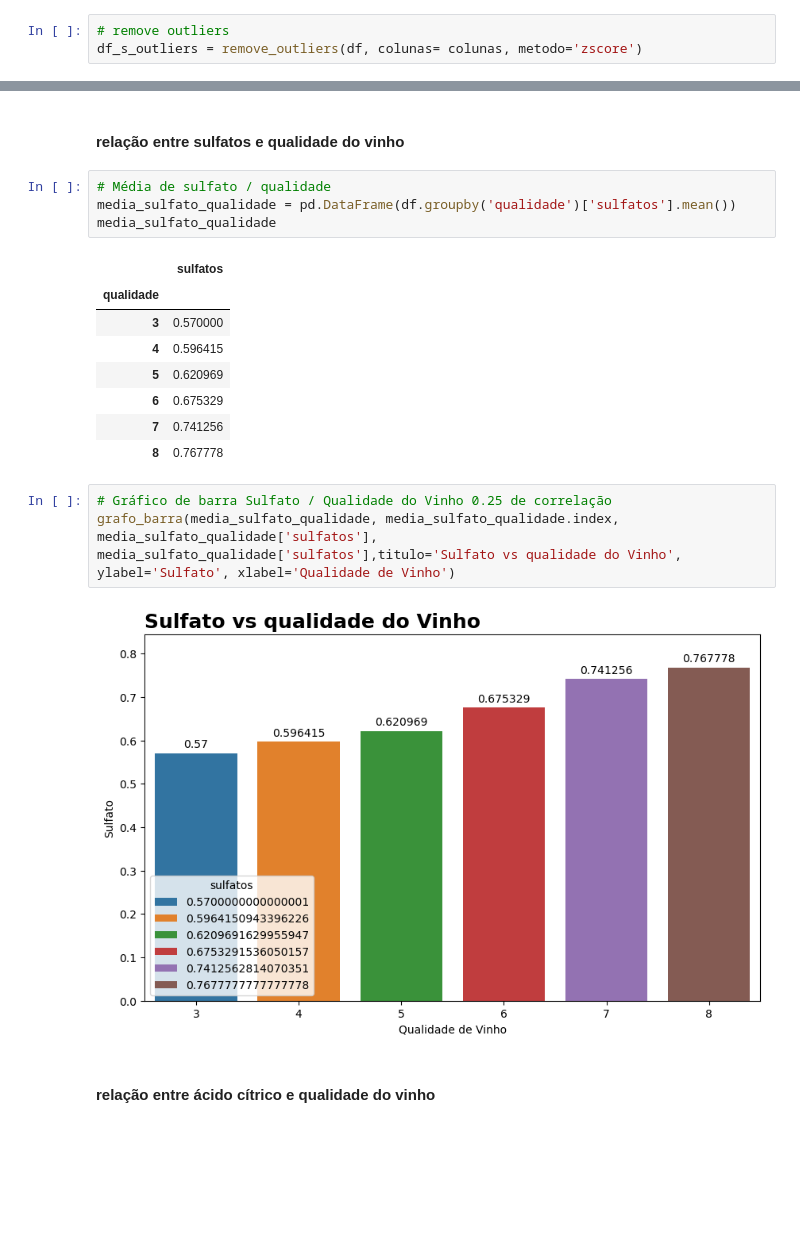
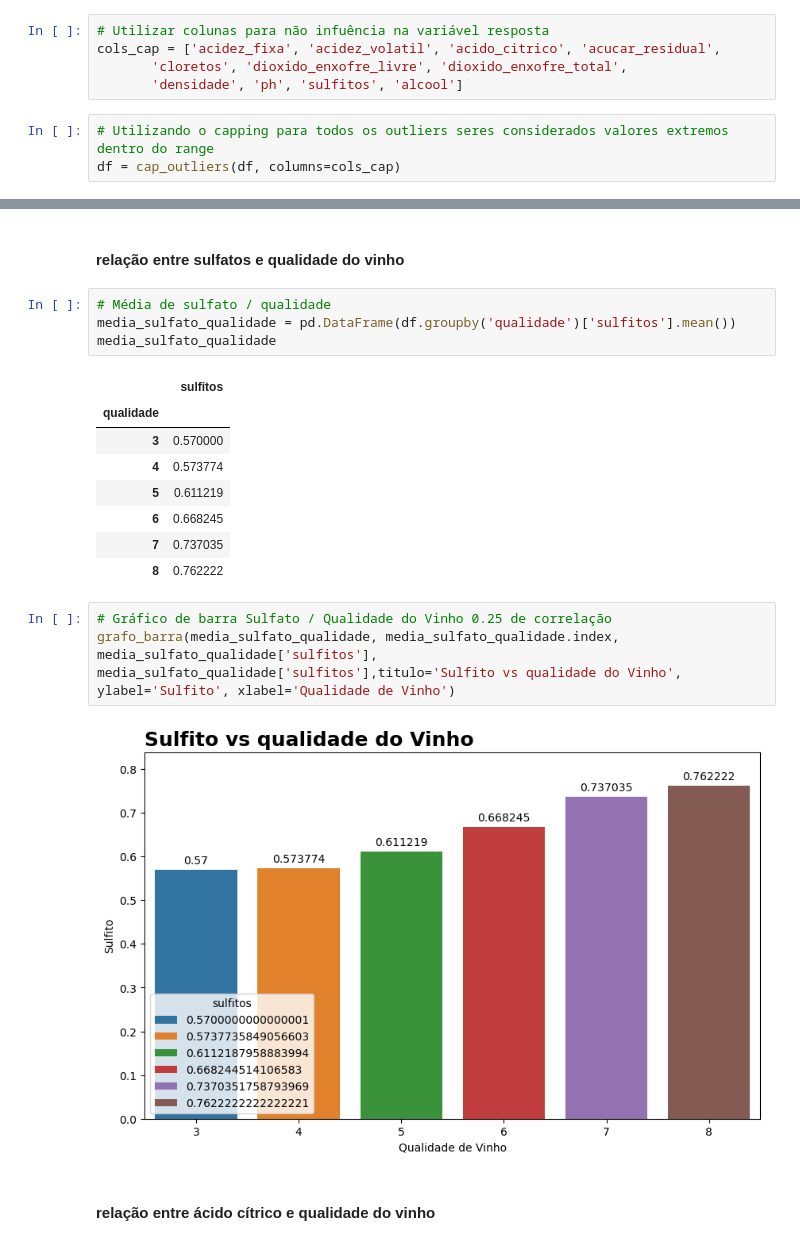
Before and after one commit to JacksonvBarbosa/Analise_qualidade_vinhos, a Jupyter notebook: Portfolio-DA-vinhos-jackwine/notebooks/exploracao_dos_dados.ipynb, the cells around one changed output, grey strips where cells are left out. Drawn from its saved outputs; the diff is of its cells as text; blank space fills up the shorter version.

```diff
--- a/Portfolio-DA-vinhos-jackwine/notebooks/exploracao_dos_dados.ipynb
+++ b/Portfolio-DA-vinhos-jackwine/notebooks/exploracao_dos_dados.ipynb
@@ -183,4 +189,9 @@ detecta_outliers_iqr(df, colunas)
+# %%
+# Utilizar colunas para não infuência na variável resposta
+cols_cap = ['acidez_fixa', 'acidez_volatil', 'acido_citrico', 'acucar_residual',
+       'cloretos', 'dioxido_enxofre_livre', 'dioxido_enxofre_total',
+       'densidade', 'ph', 'sulfitos', 'alcool']
 # %%
-# remove outliers
-df_s_outliers = remove_outliers(df, colunas= colunas, metodo='zscore')
+# Utilizando o capping para todos os outliers seres considerados valores extremos dentro do range
+df = cap_outliers(df, columns=cols_cap)
 # %% [output]
@@ -289,22 +333,22 @@ grafo_barra(media_alcool_qualidade, media_alcool_qualidade.index, media_alcool_q
 #### relação entre sulfatos e qualidade do vinho
 # %%
 # Média de sulfato / qualidade
-media_sulfato_qualidade = pd.DataFrame(df.groupby('qualidade')['sulfatos'].mean())
+media_sulfato_qualidade = pd.DataFrame(df.groupby('qualidade')['sulfitos'].mean())
 media_sulfato_qualidade
 # %% [output]
-|  | sulfatos |
+|  | sulfitos |
 | qualidade |  |
 | 3 | 0.570000 |
-| 4 | 0.596415 |
-| 5 | 0.620969 |
-| 6 | 0.675329 |
-| 7 | 0.741256 |
-| 8 | 0.767778 |
+| 4 | 0.573774 |
+| 5 | 0.611219 |
+| 6 | 0.668245 |
+| 7 | 0.737035 |
+| 8 | 0.762222 |
 # %%
 # Gráfico de barra Sulfato / Qualidade do Vinho 0.25 de correlação
-grafo_barra(media_sulfato_qualidade, media_sulfato_qualidade.index, media_sulfato_qualidade['sulfatos'], media_sulfato_qualidade['sulfatos'],titulo='Sulfato vs qualidade do Vinho', ylabel='Sulfato', xlabel='Qualidade de Vinho')
+grafo_barra(media_sulfato_qualidade, media_sulfato_qualidade.index, media_sulfato_qualidade['sulfitos'], media_sulfato_qualidade['sulfitos'],titulo='Sulfito vs qualidade do Vinho', ylabel='Sulfito', xlabel='Qualidade de Vinho')
 # %% [output]
-[figure, old version]
+[figure, new version]
 # %% [markdown]
 #### relação entre ácido cítrico e qualidade do vinho
 # %%
```
Also changed, not shown: parts of 54 cells of this notebook, 41 other files.
